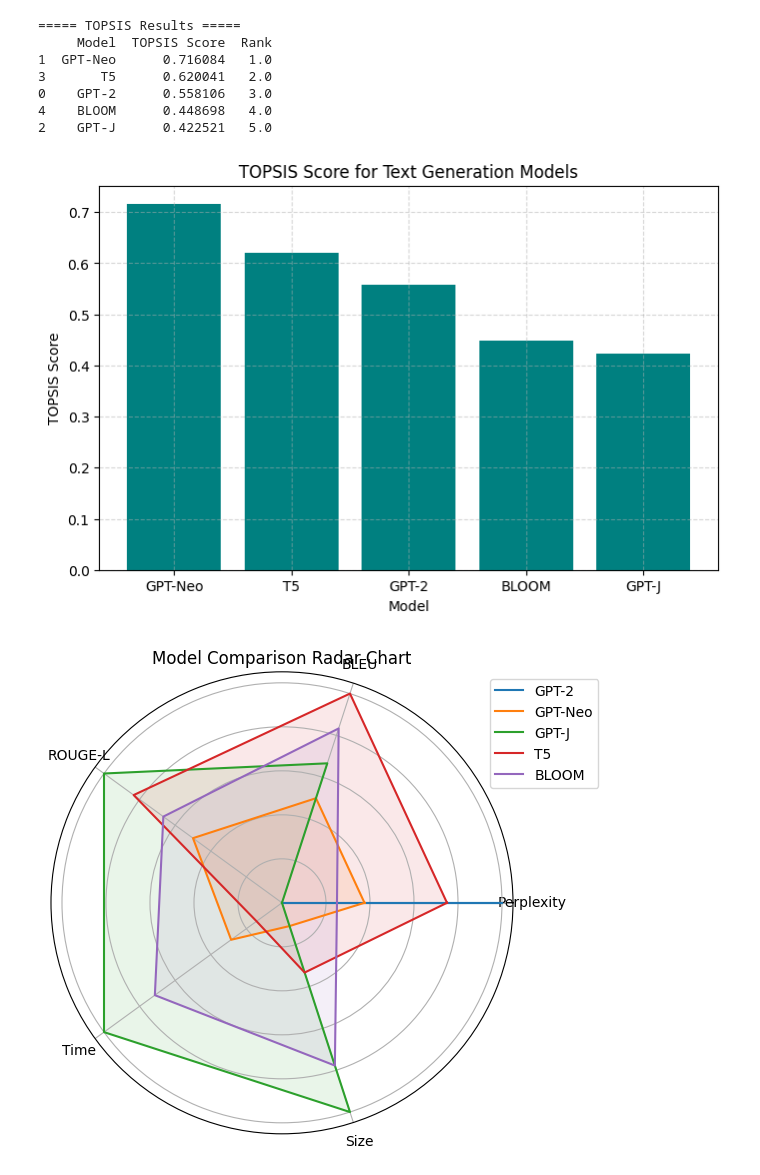
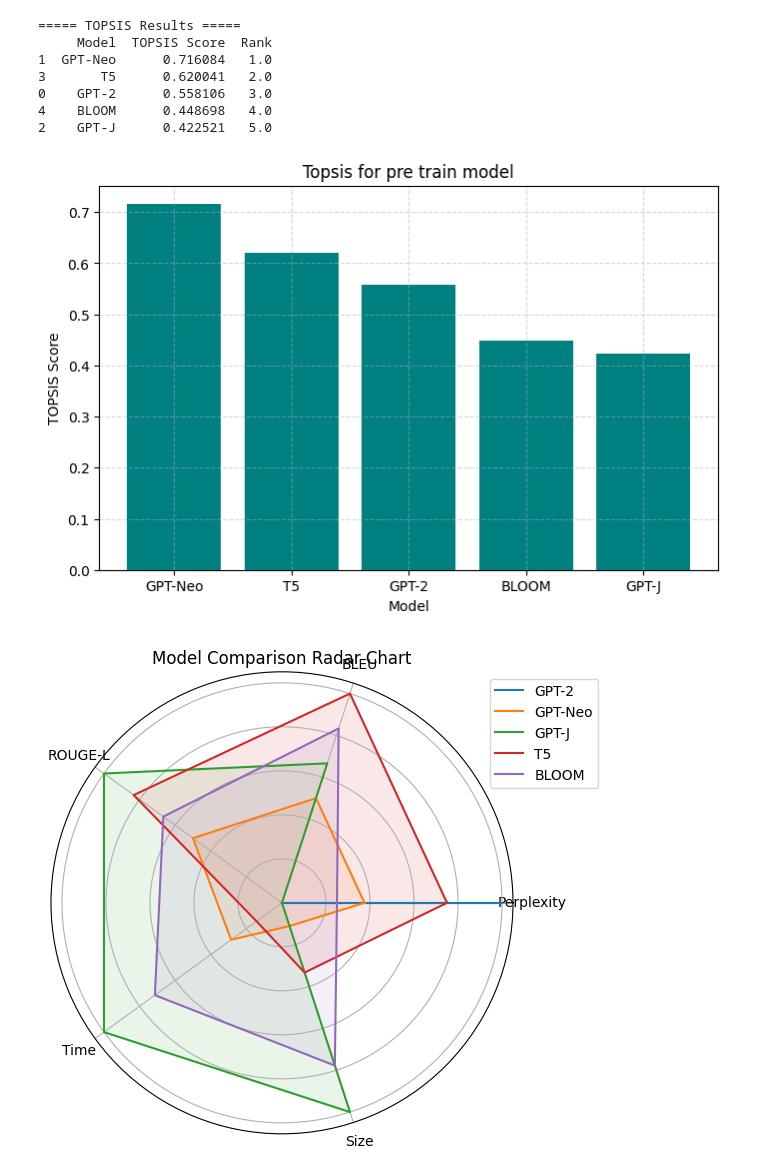
Before and after one commit to bansalhim/Topsis-for-pre-train-model, a Jupyter notebook: Topsis_for_pre_train_model.ipynb, the cells around one changed output. Drawn from its saved outputs; the diff is of its cells as text; code cells hidden in the pictures.

```diff
--- a/Topsis_for_pre_train_model.ipynb
+++ b/Topsis_for_pre_train_model.ipynb
@@ -1,5 +3,5 @@
 # %%
-# TOPSIS for Text Generation Models
+# TOPSIS  for pre train model
 # Himanshu Bansal
 # Roll No: 102303786
 
@@ -68,7 +70,7 @@ print(results)
 # STEP 8: Visualization
 plt.figure(figsize=(8,5))
 plt.bar(results['Model'], results['TOPSIS Score'], color='teal')
-plt.title('TOPSIS Score for Text Generation Models')
+plt.title('Topsis for pre train model')
 plt.xlabel('Model')
 plt.ylabel('TOPSIS Score')
 plt.grid(True, linestyle='--', alpha=0.5)
@@ -77,32 +79,32 @@ plt.show()
 # Radar chart for better visualization
 from math import pi
 
 df_radar = pd.DataFrame(data, columns=criteria, index=models)
 df_radar = (df_radar - df_radar.min()) / (df_radar.max() - df_radar.min())  # normalization for radar
 
 angles = np.linspace(0, 2 * np.pi, len(criteria), endpoint=False).tolist()
 angles += angles[:1]
 
 fig, ax = plt.subplots(figsize=(6,6), subplot_kw=dict(polar=True))
 for i, model in enumerate(models):
     values = df_radar.loc[model].tolist()
     values += values[:1]
     ax.plot(angles, values, label=model)
     ax.fill(angles, values, alpha=0.1)
 
 ax.set_yticklabels([])
 ax.set_xticks(angles[:-1])
 ax.set_xticklabels(criteria)
 plt.title('Model Comparison Radar Chart')
 plt.legend(loc='upper right', bbox_to_anchor=(1.2, 1))
 plt.show()
 # %% [output]
 ===== TOPSIS Results =====
      Model  TOPSIS Score  Rank
 1  GPT-Neo      0.716084   1.0
 3       T5      0.620041   2.0
 0    GPT-2      0.558106   3.0
 4    BLOOM      0.448698   4.0
 2    GPT-J      0.422521   5.0
-[figure, old version]
+[figure, new version]
 [figure]
```
Also changed, not shown: parts of 1 cell of this notebook.
